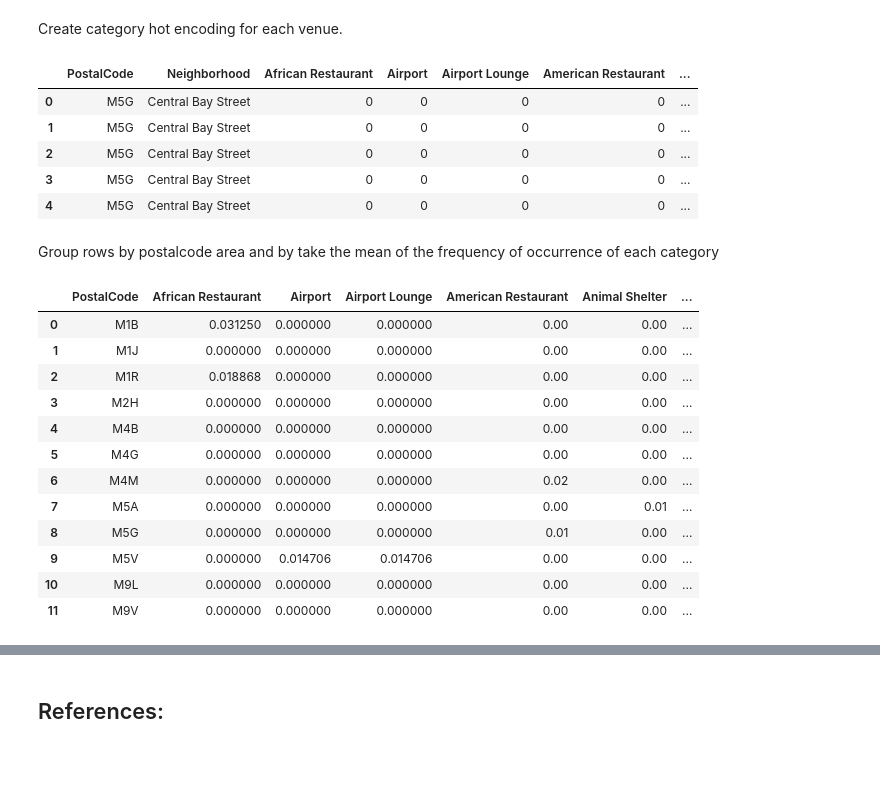
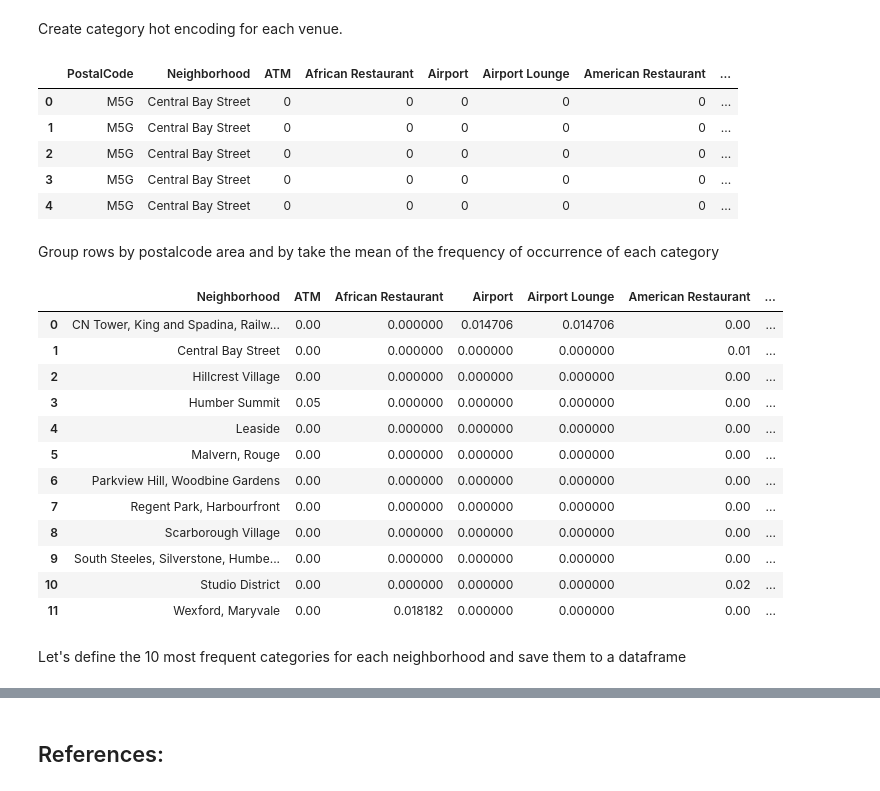
Before and after one commit to frafusaro/Coursera_Capstone, a Jupyter notebook: TorontoNeighborhoodSeg.ipynb, the cells around one changed output, grey strips where cells are left out. Drawn from its saved outputs; the diff is of its cells as text; code cells hidden in the pictures; blank space fills up the shorter version.

```diff
--- a/TorontoNeighborhoodSeg.ipynb
+++ b/TorontoNeighborhoodSeg.ipynb
@@ -16,7 +16,9 @@ import requests
 from bs4 import BeautifulSoup
 # %%
 #downlaod wikipedia page using requests
-url = "https://en.wikipedia.org/wiki/List_of_postal_codes_of_Canada:_M"
+#url = "https://en.wikipedia.org/wiki/List_of_postal_codes_of_Canada:_M"
+#old version of wikipage which works for web scraping
+url="https://en.wikipedia.org/w/index.php?title=List_of_postal_codes_of_Canada:_M&oldid=1011037969"
 html_data = requests.get(url).text
 # %%
 #parse the html data using beatiful_soup
@@ -479,28 +482,28 @@ for col in cols:
 
 toronto_onehot.head()
 # %% [output]
-|  | PostalCode | Neighborhood | African Restaurant | Airport | Airport Lounge | American Restaurant | ... |
-| 0 | M5G | Central Bay Street | 0 | 0 | 0 | 0 | ... |
-| 1 | M5G | Central Bay Street | 0 | 0 | 0 | 0 | ... |
-| 2 | M5G | Central Bay Street | 0 | 0 | 0 | 0 | ... |
-| 3 | M5G | Central Bay Street | 0 | 0 | 0 | 0 | ... |
-| 4 | M5G | Central Bay Street | 0 | 0 | 0 | 0 | ... |
+|  | PostalCode | Neighborhood | ATM | African Restaurant | Airport | Airport Lounge | American Restaurant | ... |
+| 0 | M5G | Central Bay Street | 0 | 0 | 0 | 0 | 0 | ... |
+| 1 | M5G | Central Bay Street | 0 | 0 | 0 | 0 | 0 | ... |
+| 2 | M5G | Central Bay Street | 0 | 0 | 0 | 0 | 0 | ... |
+| 3 | M5G | Central Bay Street | 0 | 0 | 0 | 0 | 0 | ... |
+| 4 | M5G | Central Bay Street | 0 | 0 | 0 | 0 | 0 | ... |
 # %% [markdown]
 Group rows by postalcode area and by take the mean of the frequency of occurrence of each category
 # %%
-toronto_group = toronto_onehot.groupby('PostalCode').mean().reset_index()
+toronto_group = toronto_onehot.groupby('Neighborhood').mean().reset_index()
 toronto_group.head(12)
 # %% [output]
-|  | PostalCode | African Restaurant | Airport | Airport Lounge | American Restaurant | Animal Shelter | ... |
-| 0 | M1B | 0.031250 | 0.000000 | 0.000000 | 0.00 | 0.00 | ... |
-| 1 | M1J | 0.000000 | 0.000000 | 0.000000 | 0.00 | 0.00 | ... |
-| 2 | M1R | 0.018868 | 0.000000 | 0.000000 | 0.00 | 0.00 | ... |
-| 3 | M2H | 0.000000 | 0.000000 | 0.000000 | 0.00 | 0.00 | ... |
-| 4 | M4B | 0.000000 | 0.000000 | 0.000000 | 0.00 | 0.00 | ... |
-| 5 | M4G | 0.000000 | 0.000000 | 0.000000 | 0.00 | 0.00 | ... |
-| 6 | M4M | 0.000000 | 0.000000 | 0.000000 | 0.02 | 0.00 | ... |
-| 7 | M5A | 0.000000 | 0.000000 | 0.000000 | 0.00 | 0.01 | ... |
-| 8 | M5G | 0.000000 | 0.000000 | 0.000000 | 0.01 | 0.00 | ... |
-| 9 | M5V | 0.000000 | 0.014706 | 0.014706 | 0.00 | 0.00 | ... |
-| 10 | M9L | 0.000000 | 0.000000 | 0.000000 | 0.00 | 0.00 | ... |
-| 11 | M9V | 0.000000 | 0.000000 | 0.000000 | 0.00 | 0.00 | ... |
+|  | Neighborhood | ATM | African Restaurant | Airport | Airport Lounge | American Restaurant | ... |
+| 0 | CN Tower, King and Spadina, Railw... | 0.00 | 0.000000 | 0.014706 | 0.014706 | 0.00 | ... |
+| 1 | Central Bay Street | 0.00 | 0.000000 | 0.000000 | 0.000000 | 0.01 | ... |
+| 2 | Hillcrest Village | 0.00 | 0.000000 | 0.000000 | 0.000000 | 0.00 | ... |
+| 3 | Humber Summit | 0.05 | 0.000000 | 0.000000 | 0.000000 | 0.00 | ... |
+| 4 | Leaside | 0.00 | 0.000000 | 0.000000 | 0.000000 | 0.00 | ... |
+| 5 | Malvern, Rouge | 0.00 | 0.000000 | 0.000000 | 0.000000 | 0.00 | ... |
+| 6 | Parkview Hill, Woodbine Gardens | 0.00 | 0.000000 | 0.000000 | 0.000000 | 0.00 | ... |
+| 7 | Regent Park, Harbourfront | 0.00 | 0.000000 | 0.000000 | 0.000000 | 0.00 | ... |
+| 8 | Scarborough Village | 0.00 | 0.000000 | 0.000000 | 0.000000 | 0.00 | ... |
+| 9 | South Steeles, Silverstone, Humbe... | 0.00 | 0.000000 | 0.000000 | 0.000000 | 0.00 | ... |
+| 10 | Studio District | 0.00 | 0.000000 | 0.000000 | 0.000000 | 0.02 | ... |
+| 11 | Wexford, Maryvale | 0.00 | 0.018182 | 0.000000 | 0.000000 | 0.00 | ... |
@@ -509 +510,3 @@ Let's define the 10 most frequent categories for each postal code
+# %% [markdown]
+Let's define the 10 most frequent categories for each neighborhood and save them to a dataframe
 # %%
```
Also changed, not shown: parts of 27 cells of this notebook.
